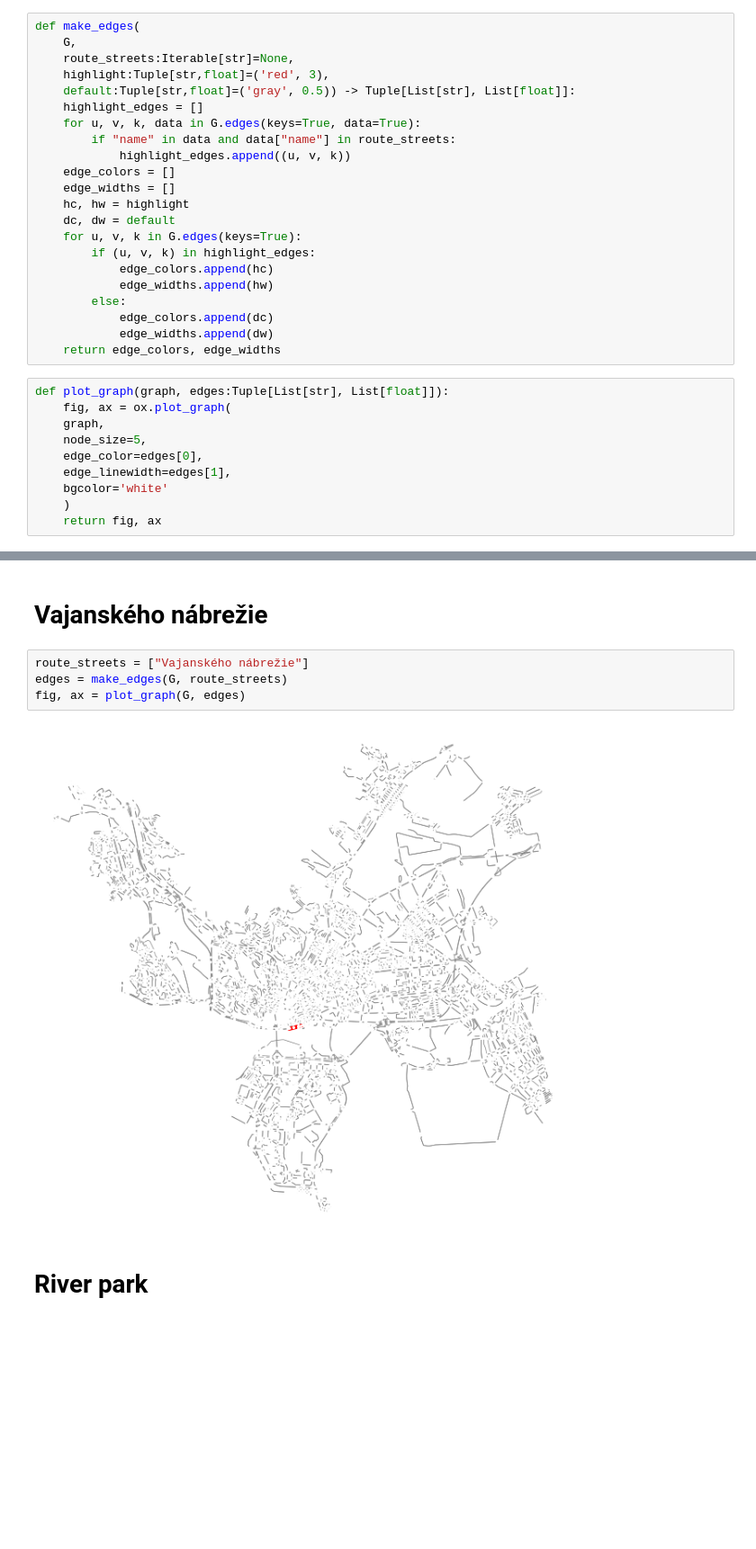
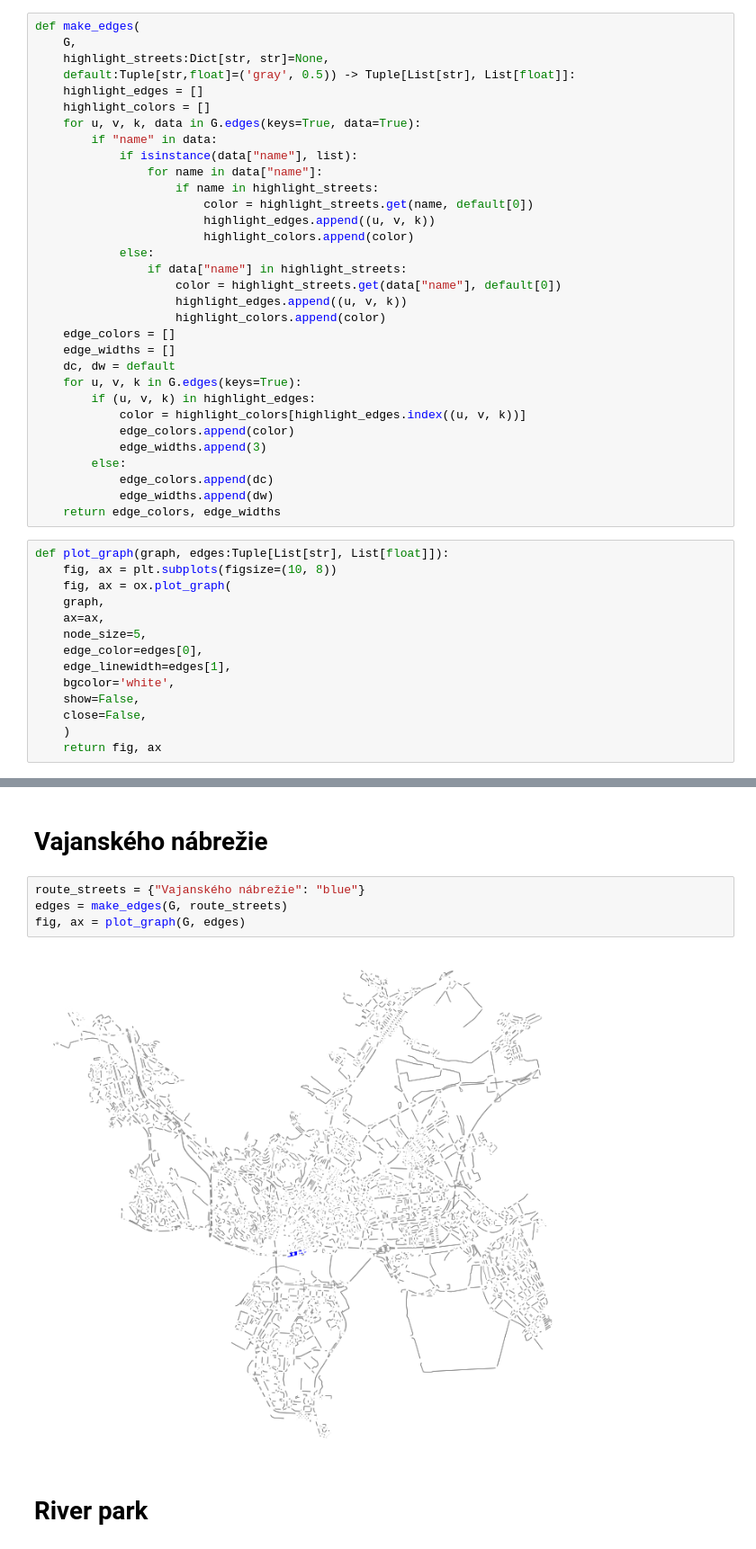
Before and after one commit to sugy-w/PRIDAV-JPD, a Jupyter notebook: Visuals of bicycle routes/visualizer.ipynb, the cells around one changed output, grey strips where cells are left out. Shown at 90% size. Saved outputs shown, nothing was run; the diff lists cells and outputs as text; blank space fills up the shorter version.

Commit message:
Visualizer of routes updated

```diff
--- a/Visuals of bicycle routes/visualizer.ipynb
+++ b/Visuals of bicycle routes/visualizer.ipynb
@@ -8,33 +9,47 @@ G = ox.graph_from_place("Bratislava, Slovakia", network_type="drive")
 # %%
 def make_edges(
     G,
-    route_streets:Iterable[str]=None,
-    highlight:Tuple[str,float]=('red', 3),
+    highlight_streets:Dict[str, str]=None,
     default:Tuple[str,float]=('gray', 0.5)) -> Tuple[List[str], List[float]]:
     highlight_edges = []
+    highlight_colors = []
     for u, v, k, data in G.edges(keys=True, data=True):
-        if "name" in data and data["name"] in route_streets:
-            highlight_edges.append((u, v, k))
+        if "name" in data:
+            if isinstance(data["name"], list):
+                for name in data["name"]:
+                    if name in highlight_streets:
+                        color = highlight_streets.get(name, default[0])
+                        highlight_edges.append((u, v, k))
+                        highlight_colors.append(color)
+            else:
+                if data["name"] in highlight_streets:
+                    color = highlight_streets.get(data["name"], default[0])
+                    highlight_edges.append((u, v, k))
+                    highlight_colors.append(color)
     edge_colors = []
     edge_widths = []
-    hc, hw = highlight
     dc, dw = default
     for u, v, k in G.edges(keys=True):
         if (u, v, k) in highlight_edges:
-            edge_colors.append(hc)
-            edge_widths.append(hw)
+            color = highlight_colors[highlight_edges.index((u, v, k))]
+            edge_colors.append(color)
+            edge_widths.append(3)
         else:
             edge_colors.append(dc)
             edge_widths.append(dw)
     return edge_colors, edge_widths
 # %%
 def plot_graph(graph, edges:Tuple[List[str], List[float]]):
+    fig, ax = plt.subplots(figsize=(10, 8))
     fig, ax = ox.plot_graph(
     graph,
+    ax=ax,
     node_size=5,
     edge_color=edges[0],
     edge_linewidth=edges[1],
-    bgcolor='white'
+    bgcolor='white',
+    show=False,
+    close=False,
     )
     return fig, ax
 # %% [markdown]
@@ -48,11 +63,11 @@ fig, ax = plot_graph(G, edges)
 # %% [markdown]
 # **Vajanského nábrežie**
 # %%
-route_streets = ["Vajanského nábrežie"]
+route_streets = {"Vajanského nábrežie": "blue"}
 edges = make_edges(G, route_streets)
 fig, ax = plot_graph(G, edges)
 # %% [output]
-[figure, old version]
+[figure, new version]
 # %% [markdown]
 # **River park**
 # %%
```
Also changed, not shown: parts of 9 cells of this notebook.
